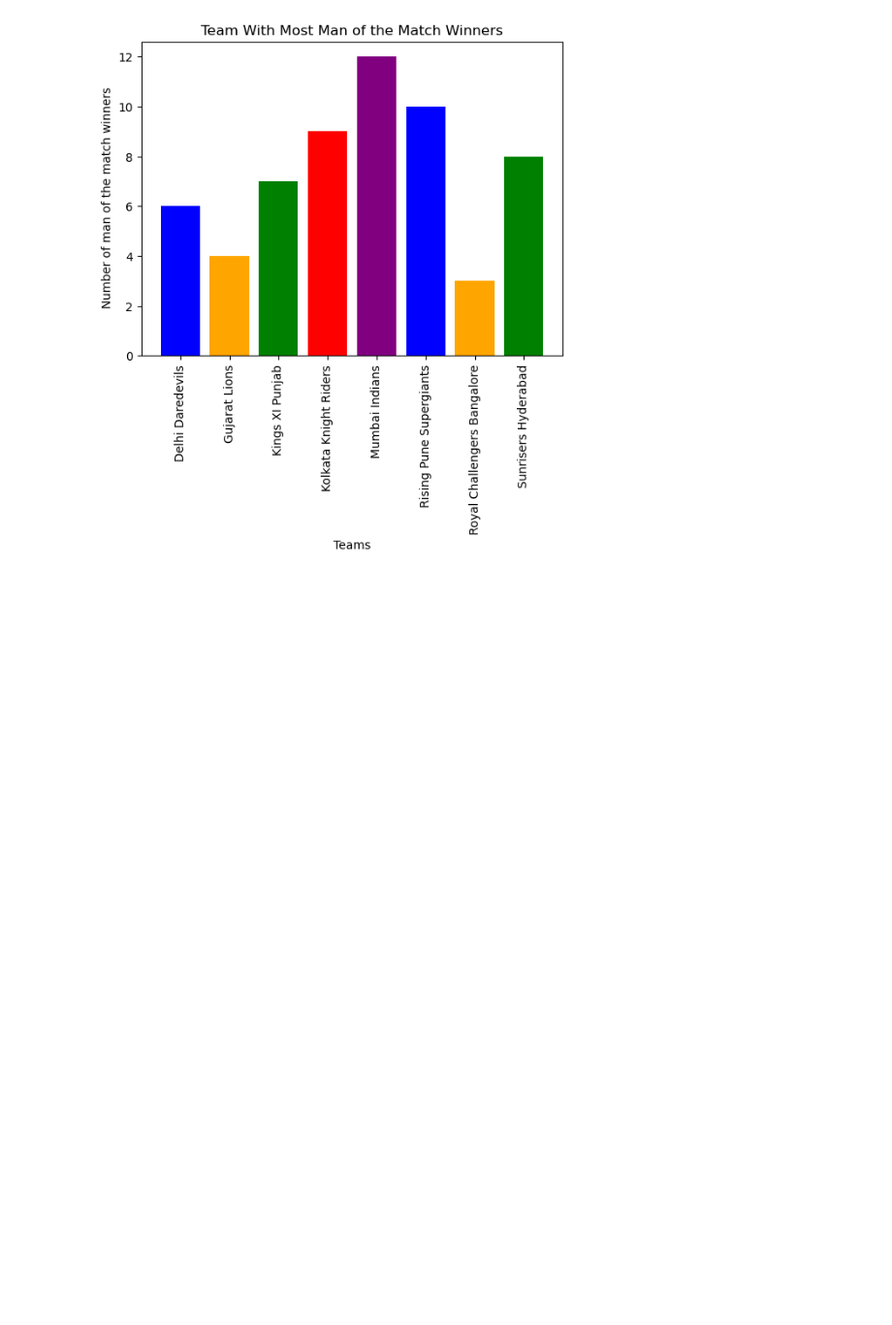
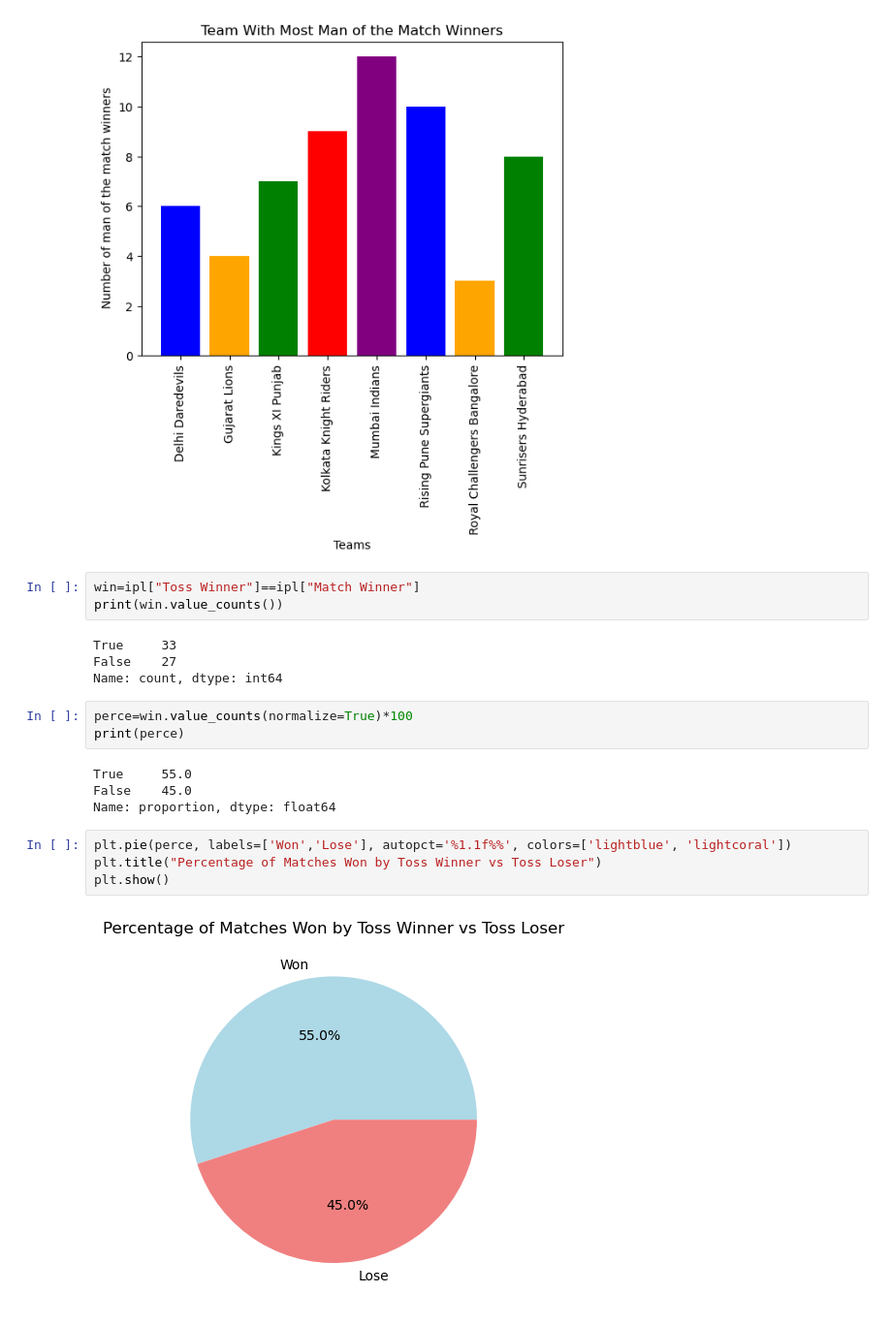
Before and after one commit to rajeshgowda116/Machine-Learning, a Jupyter notebook: projects/IPL Analysis/ipl.ipynb, the cells around one changed output. Shown at 97% size. Drawn from its saved outputs; the diff is of its cells as text; blank space fills up the shorter version.

```diff
--- a/projects/IPL Analysis/ipl.ipynb
+++ b/projects/IPL Analysis/ipl.ipynb
@@ -154,3 +154,23 @@ plt.title("Team With Most Man of the Match Winners")
 plt.show()
 # %% [output]
 [figure]
+# %%
+win=ipl["Toss Winner"]==ipl["Match Winner"]
+print(win.value_counts())
+# %% [output]
+True     33
+False    27
+Name: count, dtype: int64
+# %%
+perce=win.value_counts(normalize=True)*100
+print(perce)
+# %% [output]
+True     55.0
+False    45.0
+Name: proportion, dtype: float64
+# %%
+plt.pie(perce, labels=['Won','Lose'], autopct='%1.1f%%', colors=['lightblue', 'lightcoral'])
+plt.title("Percentage of Matches Won by Toss Winner vs Toss Loser")
+plt.show()
+# %% [output]
+[figure, added]
```
